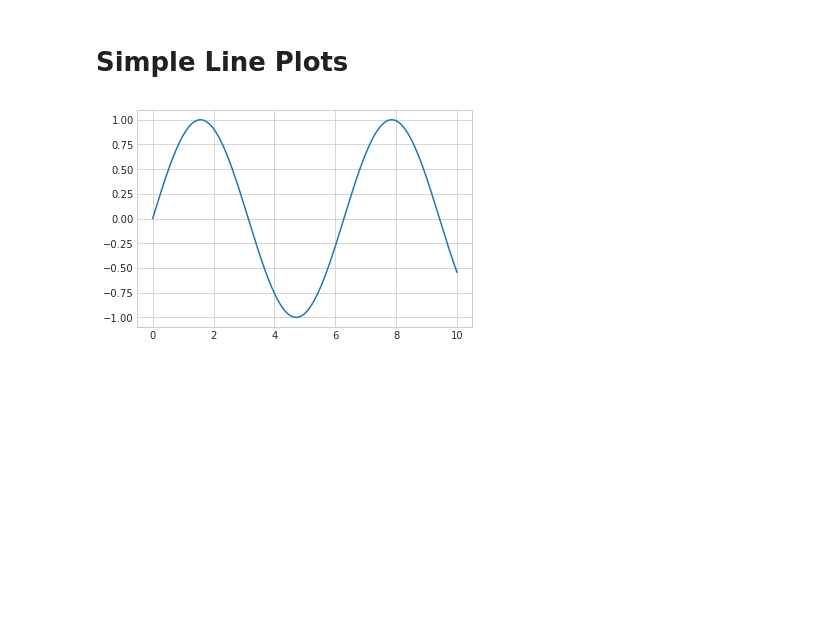
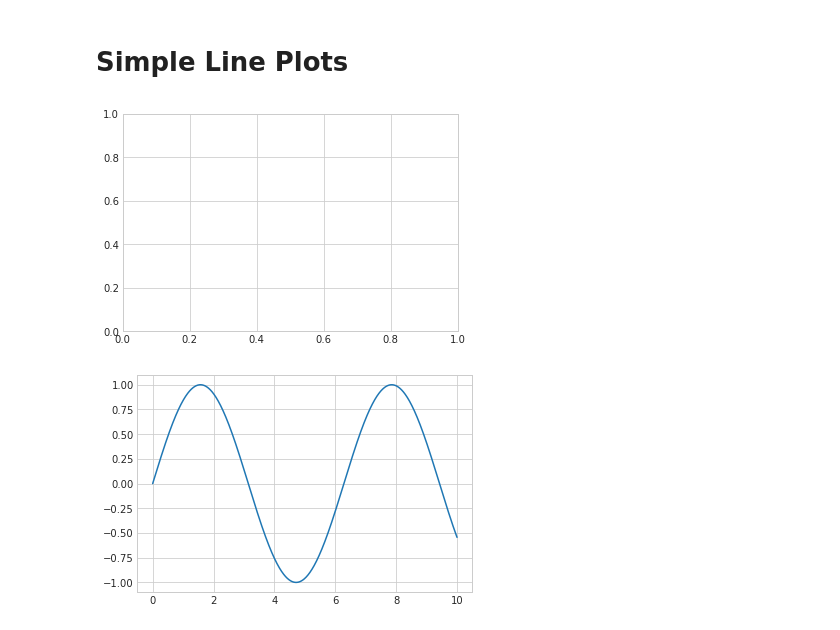
Before and after one commit to alienzj/learn-python, a Jupyter notebook: learn_matplotlib/pdsh_02_simple_line_plots.ipynb, the cells around one changed output. Drawn from its saved outputs; the diff is of its cells as text; code cells hidden in the pictures; blank space fills up the shorter version.

```diff
--- a/learn_matplotlib/matplotlib.ipynb
+++ b/learn_matplotlib/pdsh_02_simple_line_plots.ipynb
@@ -6,6 +5,11 @@
 import matplotlib.pyplot as plt
 plt.style.use('seaborn-whitegrid')
 import numpy as np
+# %%
+fig = plt.figure()
+ax = plt.axes()
+# %% [output]
+[figure, added]
 # %%
 fig = plt.figure()
 ax = plt.axes()
```
Also changed, not shown: parts of 9 cells of this notebook, 3 other files.
